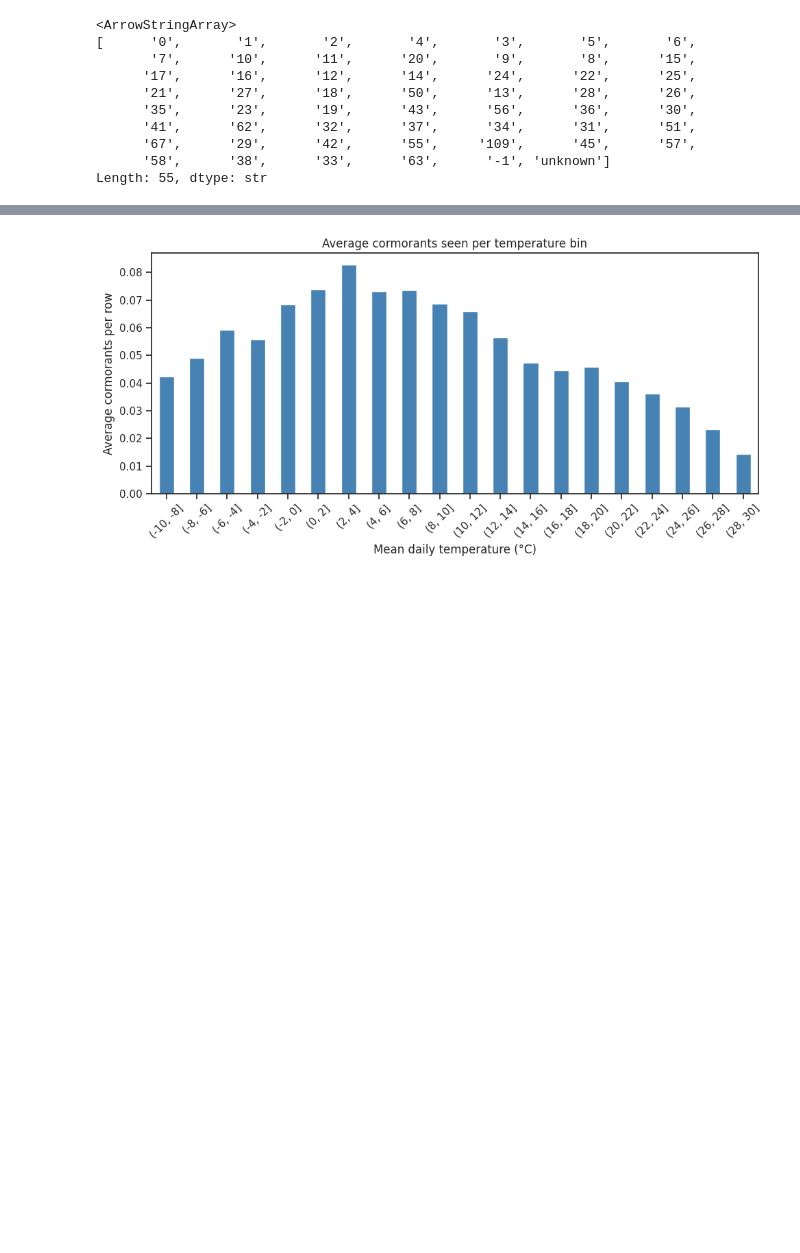
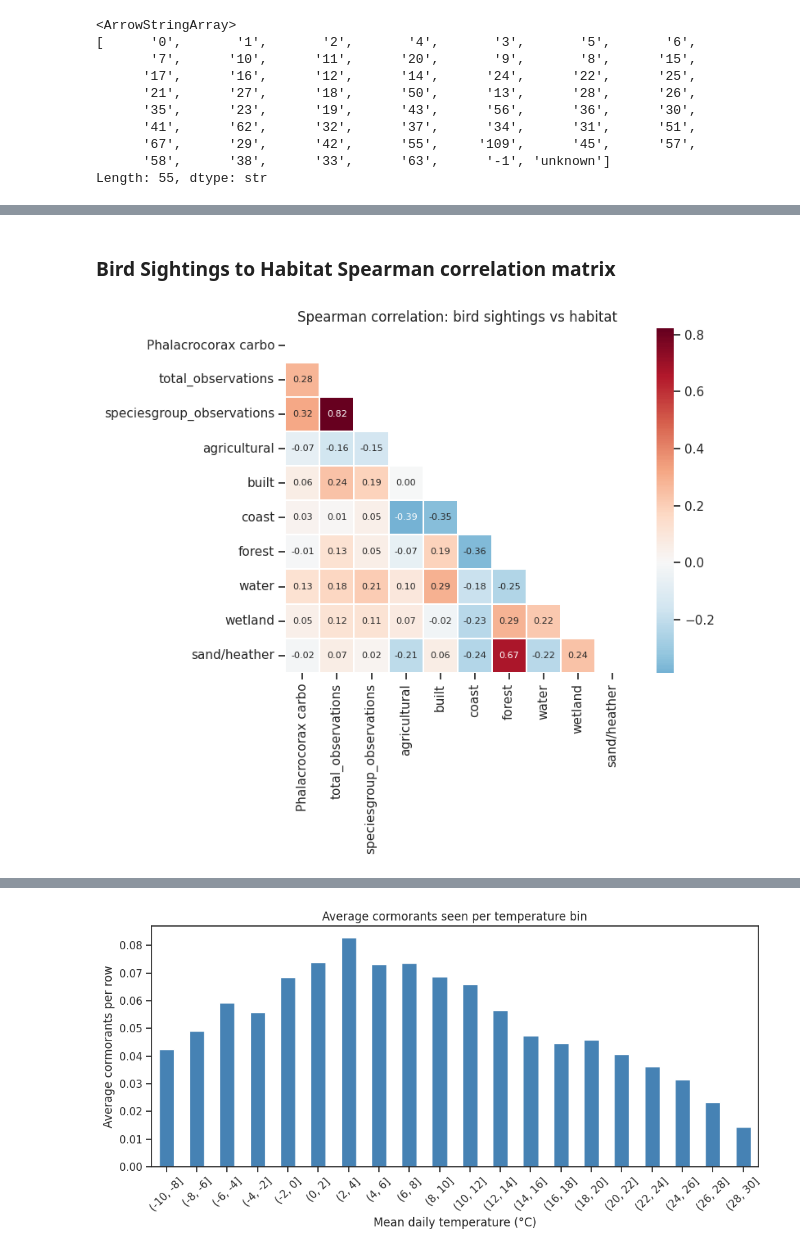
Before and after one commit to kebabzter/the-greatest-cormorant, a Jupyter notebook: notebook-final.ipynb, the cells around one changed output, grey strips where cells are left out. Cells and saved outputs as stored; diff of their text form; code cells hidden in the pictures; blank space fills up the shorter version.

```diff
--- a/notebook-final.ipynb
+++ b/notebook-final.ipynb
@@ -531,0 +460,27 @@ plot_corr(bird_cols + weather_cols, "Spearman correlation: bird sightings vs wea
+# %%
+
+# Split the variables into groups so we get smaller, easier-to-read matrixes
+bird_cols    = ["Phalacrocorax carbo", "total_observations", "speciesgroup_observations"]
+habitat_cols = ["agricultural", "built", "coast", "forest", "water", "wetland", "sand/heather"]
+weather_cols = ["TG", "TN", "TX", "RH", "FG", "UG", "SQ", "Q"]
+
+pretty = {
+    "TG": "Mean temp",
+    "TN": "Min temp",
+    "TX": "Max temp",
+    "RH": "Rain (mm)",
+    "FG": "Wind (m/s)",
+    "UG": "Humidity (%)",
+    "SQ": "Sunshine (h)",
+    "Q":  "Solar radiation",
+}
+
+def plot_corr(cols, title, method="pearson"):
+    corr = df[cols].corr(method=method).rename(index=pretty, columns=pretty)
+    mask = np.triu(np.ones_like(corr, dtype=bool))
+    plt.figure(figsize=(9, 7))
+    sns.heatmap(corr, annot=True, fmt=".2f", cmap="RdBu_r", center=0,
+                square=True, linewidths=0.3, annot_kws={"size": 8}, mask=mask)
+    plt.title(title)
+    plt.tight_layout()
+    plt.show()
@@ -531,0 +498,7 @@ plot_corr(bird_cols + weather_cols, "Spearman correlation: bird sightings vs wea
+# %% [markdown]
+### Bird Sightings to Habitat Spearman correlation matrix
+# %%
+
+plot_corr(bird_cols + habitat_cols, "Spearman correlation: bird sightings vs habitat", "spearman")
+# %% [output]
+[figure, added]
```
Also changed, not shown: parts of 59 cells of this notebook, 1 other file.
